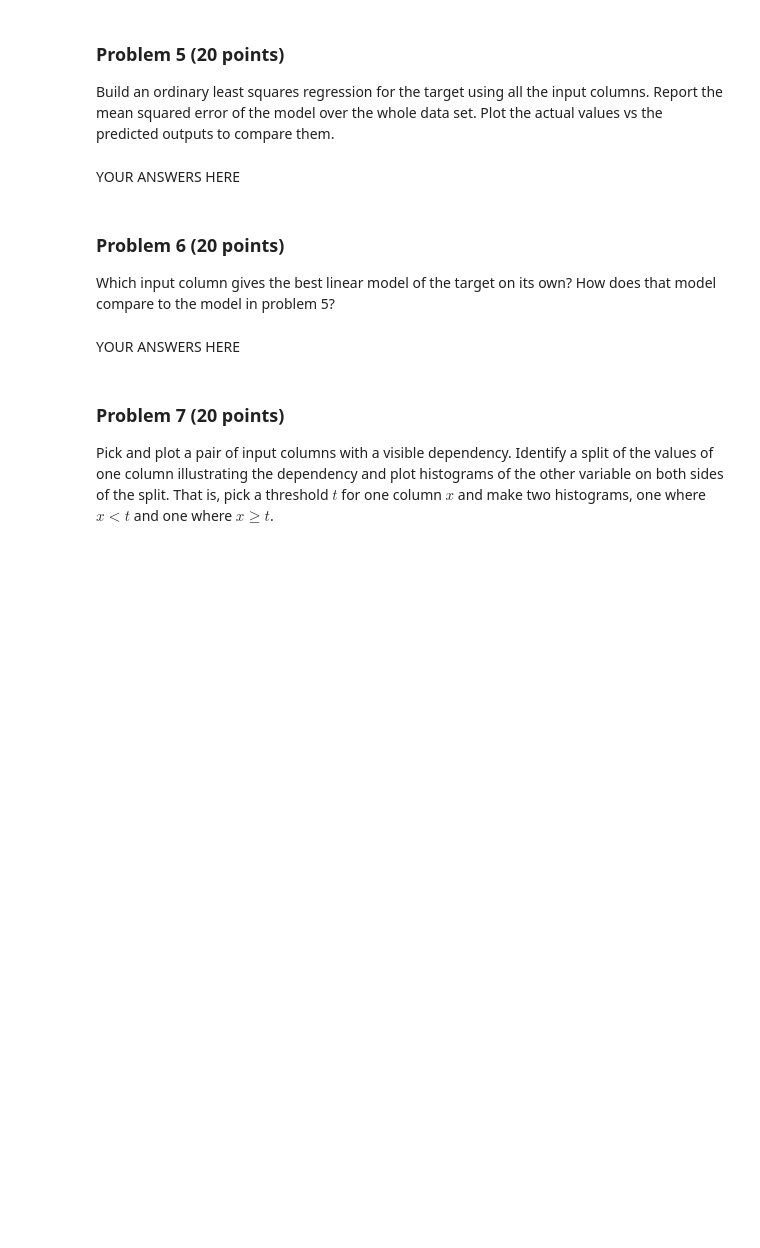
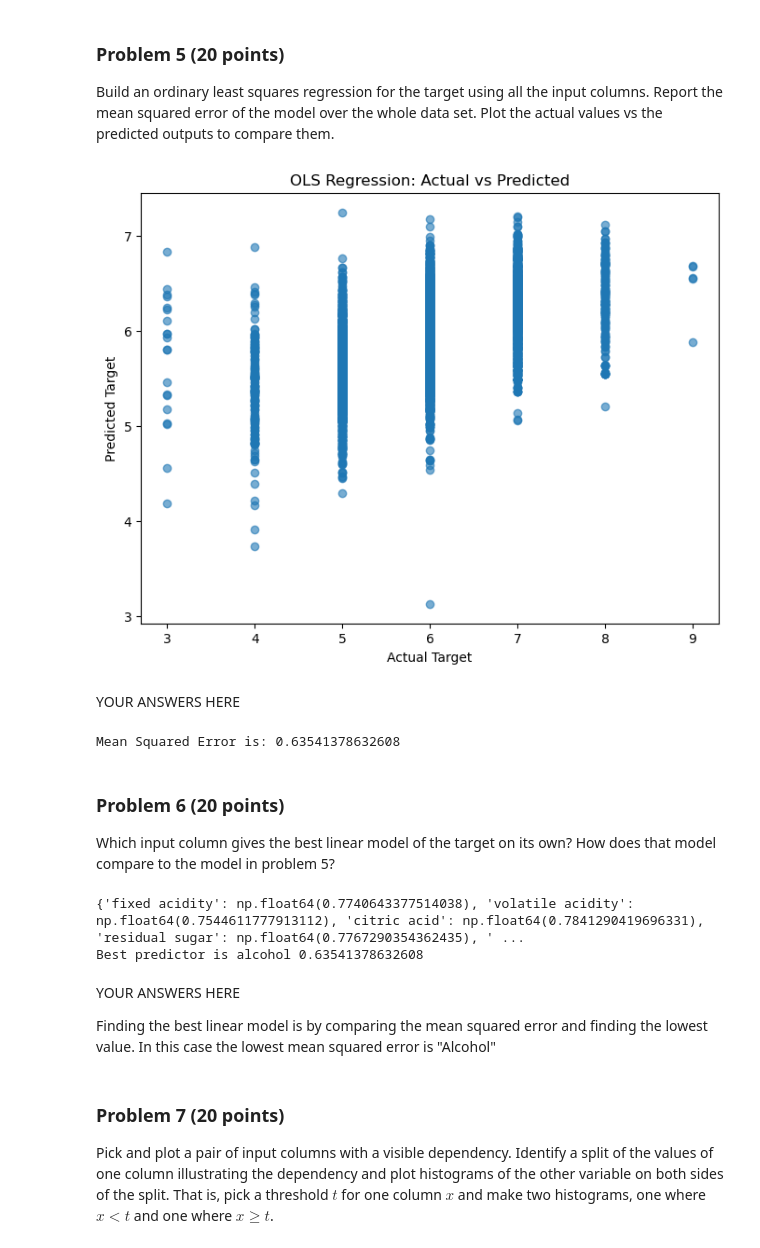
Before and after one commit to chenmichael2/dx601-final-project, a Jupyter notebook: project.ipynb, the cells around one changed output. Cells and saved outputs as stored; diff of their text form; code cells hidden in the pictures; blank space fills up the shorter version.

```diff
--- a/project.ipynb
+++ b/project.ipynb
@@ -187,5 +186,29 @@ Plot the actual values vs the predicted outputs to compare them.
+# %%
+# YOUR CODE HERE
+from sklearn.linear_model import LinearRegression
+
+def mean_square_error(y, y_predict):
+    return np.mean((y - y_predict)**2)
+
+model = LinearRegression()
+model.fit(input_col, wine_quality["target"])
+y_pred = model.predict(input_col)
+mse = mean_square_error(wine_quality["target"], y_pred)
+
+plt.figure(figsize=(8,6))
+plt.scatter(wine_quality["target"], y_pred, alpha=0.6)
+plt.xlabel("Actual Target")
+plt.ylabel("Predicted Target")
+plt.title("OLS Regression: Actual vs Predicted")
+plt.show()
+# %% [output]
+[figure, added]
 # %% [markdown]
 YOUR ANSWERS HERE
+# %%
+print("Mean Squared Error is:", mse)
+# %% [output]
+Mean Squared Error is: 0.63541378632608
 # %% [markdown]
 ### Problem 6 (20 points)
 
@@ -196,5 +217,24 @@ How does that model compare to the model in problem 5?
-# %% [markdown]
-YOUR ANSWERS HERE
+# %%
+# YOUR CODE HERE
+mse_result = {}
+for i, col in enumerate(input_col.columns, 1):
+    X = wine_quality[[col]]
+    model = LinearRegression()
+    model.fit(X, wine_quality["target"])
+    y_pred = model.predict(X)
+    mse = mean_square_error(wine_quality["target"], y_pred)
+    mse_result[col] = mse
+
+best_col = min(mse_result, key=mse_result.get)
+print(mse_result)
+print("Best predictor is", best_col, mse_result[best_col])
+# %% [output]
+{'fixed acidity': np.float64(0.7740643377514038), 'volatile acidity': np.float64(0.7544611777913112), 'citric acid': np.float64(0.7841290419696331), 'residual sugar': np.float64(0.7767290354362435), ' ...
+Best predictor is alcohol 0.63541378632608
+# %% [markdown]
+YOUR ANSWERS HERE
+
+Finding the best linear model is by comparing the mean squared error and finding the lowest value. In this case the lowest mean squared error is "Alcohol"
 # %% [markdown]
 ### Problem 7 (20 points)
 
```
Also changed, not shown: parts of 22 cells of this notebook.
